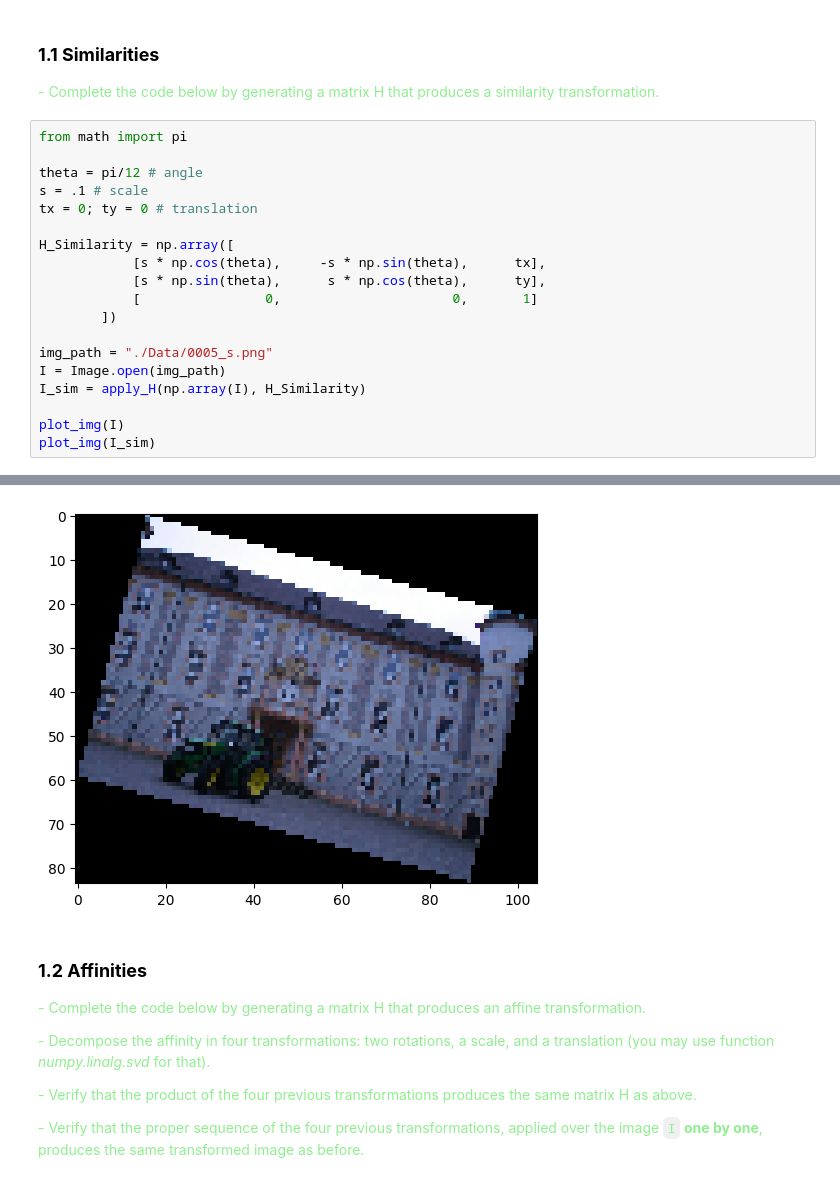
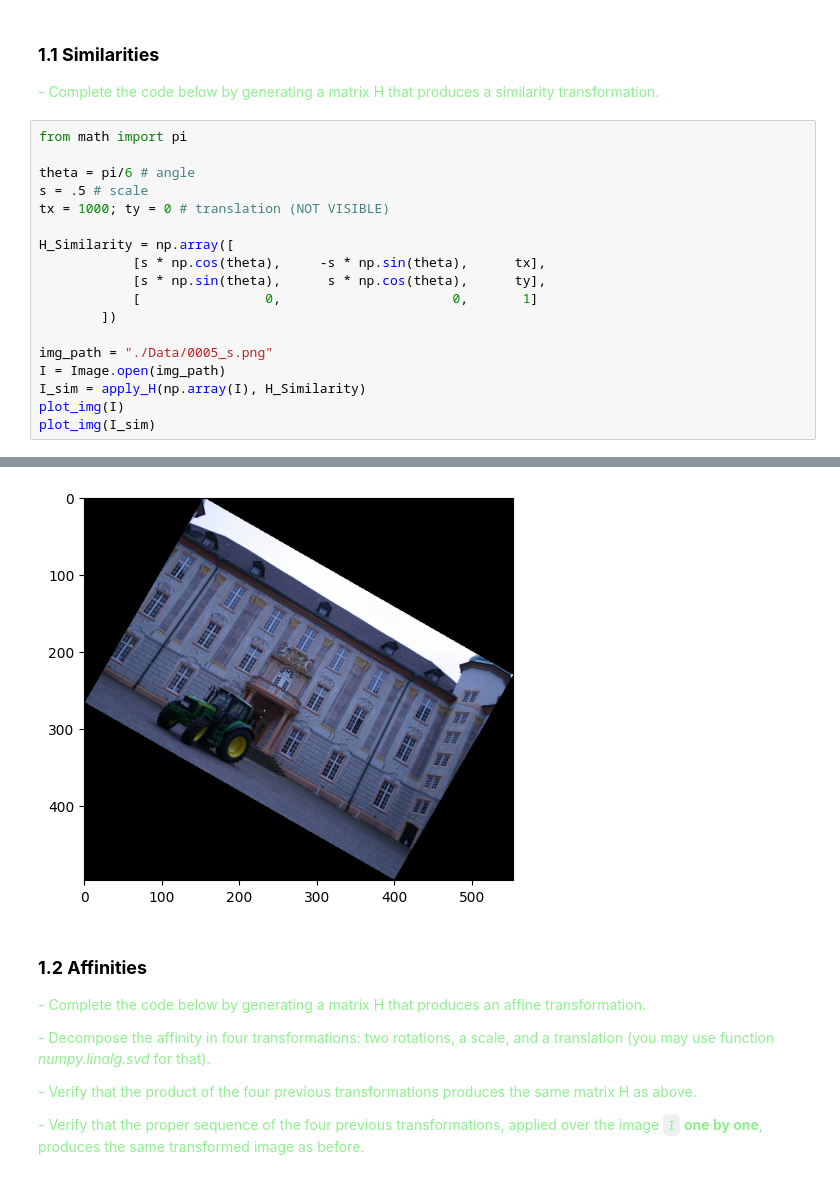
Before and after one commit to AlbertRoca29/MCV-C4, a Jupyter notebook: LAB 1/lab1.ipynb, the cells around one changed output, grey strips where cells are left out. Drawn from its saved outputs; the diff is of its cells as text.

```diff
--- a/LAB 1/lab1.ipynb
+++ b/LAB 1/lab1.ipynb
@@ -69,9 +74,9 @@ def apply_H(Image, Homography):
 # %%
 from math import pi
 
-theta = pi/12 # angle
-s = .1 # scale
-tx = 0; ty = 0 # translation
+theta = pi/6 # angle
+s = .5 # scale
+tx = 1000; ty = 0 # translation (NOT VISIBLE)
 
 H_Similarity = np.array([
             [s * np.cos(theta),     -s * np.sin(theta),      tx],
@@ -82,7 +87,6 @@ H_Similarity = np.array([
 img_path = "./Data/0005_s.png"
 I = Image.open(img_path)
 I_sim = apply_H(np.array(I), H_Similarity)
-
 plot_img(I)
 plot_img(I_sim)
 # %% [output]
@@ -90,4 +94,4 @@ plot_img(I_sim)
-[figure, old version]
+[figure, new version]
 # %% [markdown]
 ### **1.2 Affinities**
 
```
Also changed, not shown: parts of 8 cells of this notebook, 1 other file.
